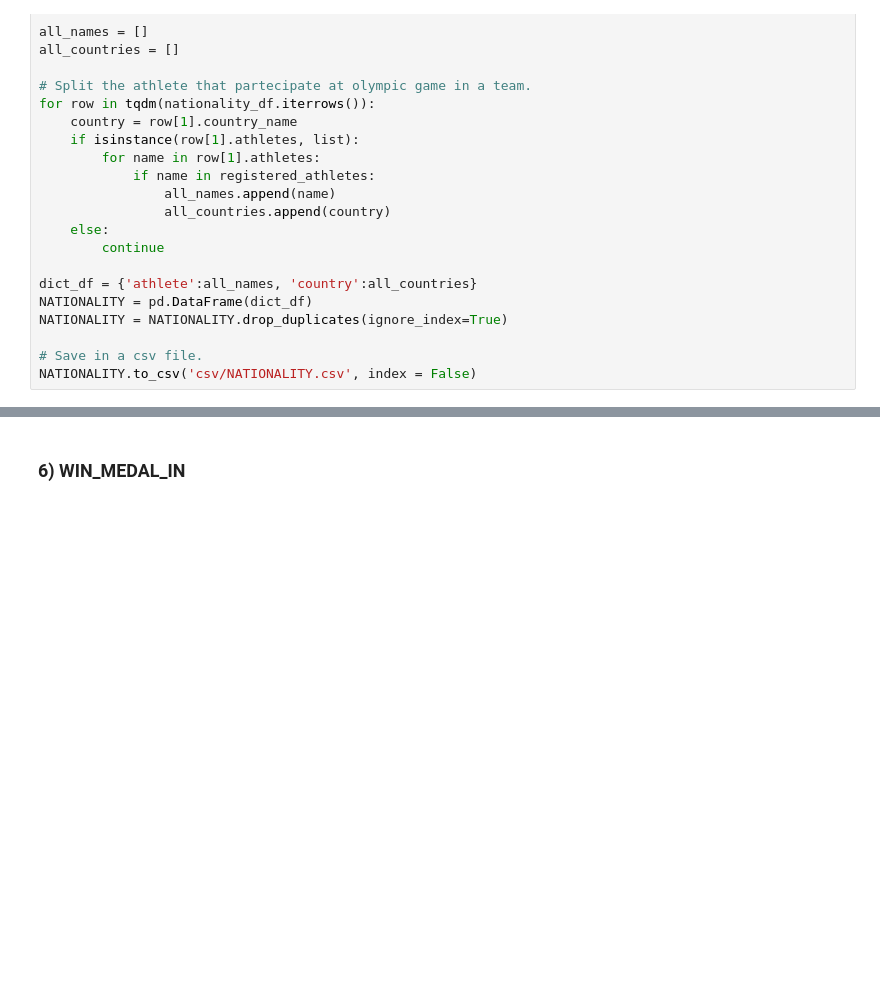
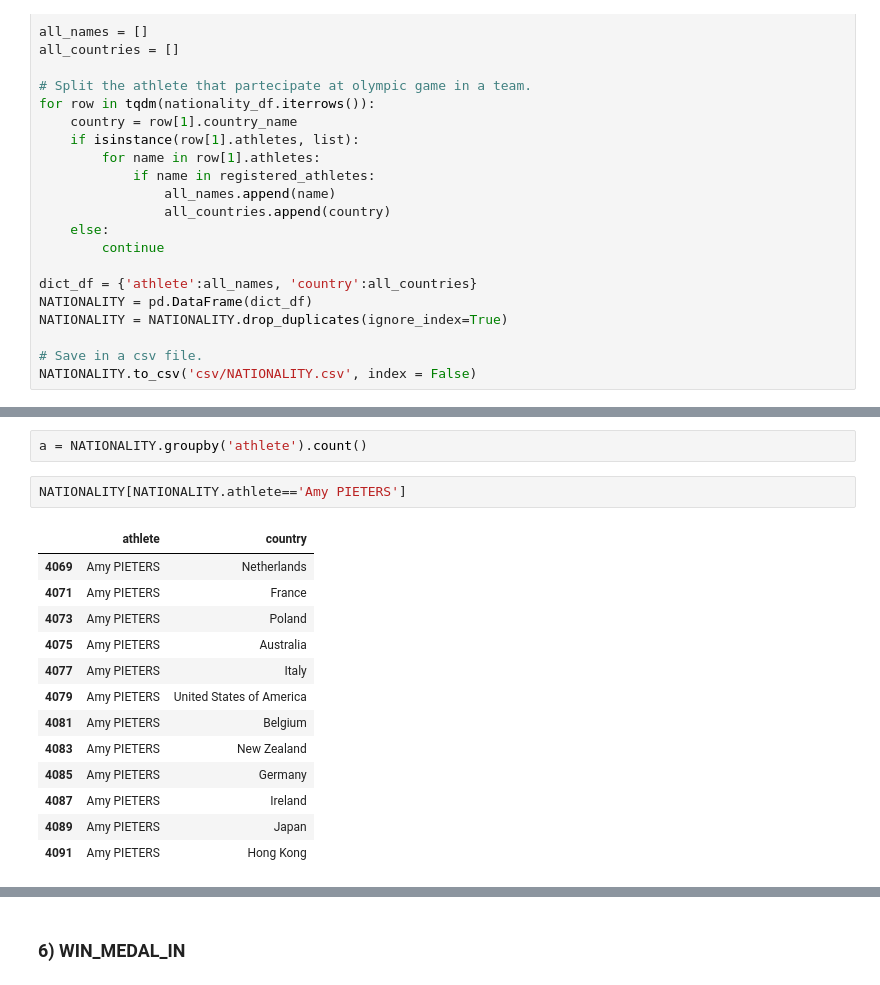
Before and after one commit to Matteo-Candi/Data_Management, a Jupyter notebook: handle_data.ipynb, the cells around one changed output, grey strips where cells are left out. Drawn from its saved outputs; the diff is of its cells as text; blank space fills up the shorter version.

```diff
--- a/handle_data.ipynb
+++ b/handle_data.ipynb
@@ -142,0 +208,18 @@ NATIONALITY.to_csv('csv/NATIONALITY.csv', index = False)
+# %%
+a = NATIONALITY.groupby('athlete').count()
+# %%
+NATIONALITY[NATIONALITY.athlete=='Amy PIETERS']
+# %% [output]
+|  | athlete | country |
+| 4069 | Amy PIETERS | Netherlands |
+| 4071 | Amy PIETERS | France |
+| 4073 | Amy PIETERS | Poland |
+| 4075 | Amy PIETERS | Australia |
+| 4077 | Amy PIETERS | Italy |
+| 4079 | Amy PIETERS | United States of America |
+| 4081 | Amy PIETERS | Belgium |
+| 4083 | Amy PIETERS | New Zealand |
+| 4085 | Amy PIETERS | Germany |
+| 4087 | Amy PIETERS | Ireland |
+| 4089 | Amy PIETERS | Japan |
+| 4091 | Amy PIETERS | Hong Kong |
```
Also changed, not shown: parts of 6 cells of this notebook.
